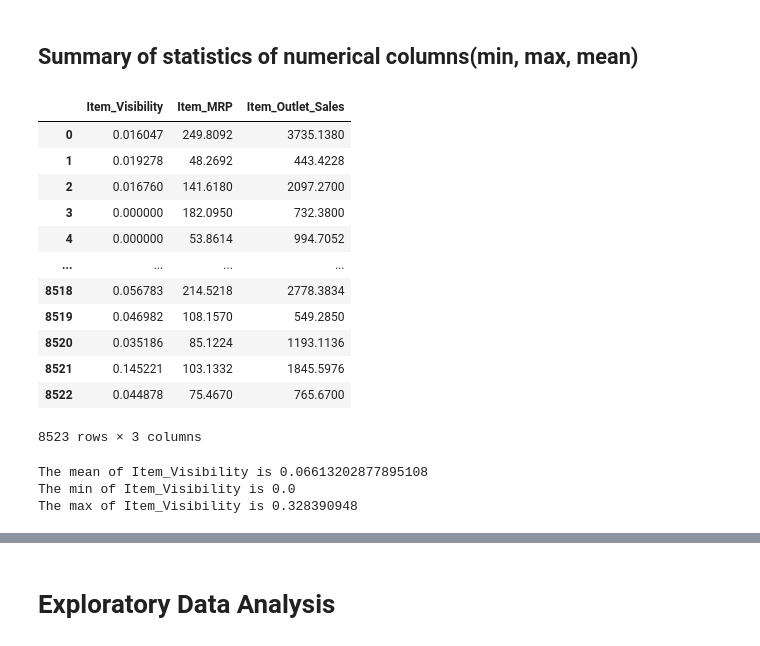
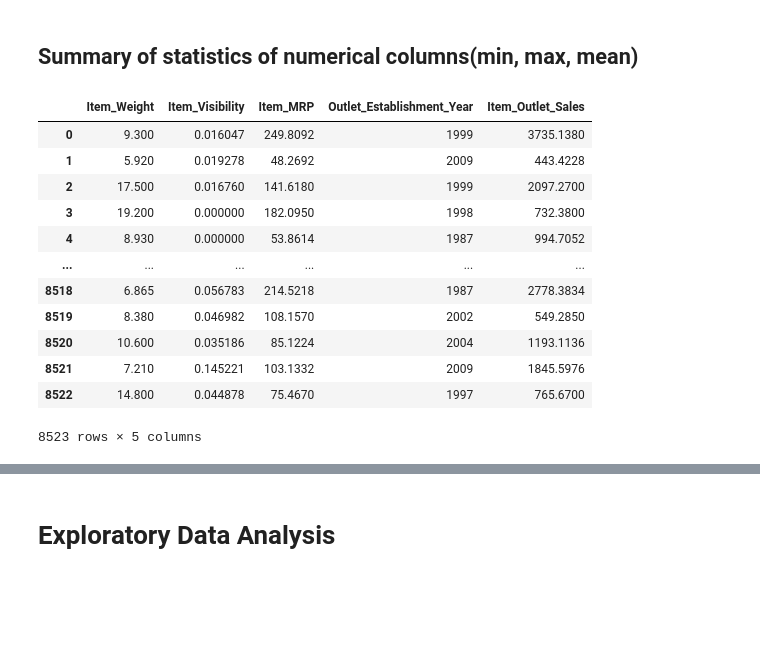
Before and after one commit to JmB17/Prediction-of-Product-Sales, a Jupyter notebook: Project_1(Core).ipynb, the cells around one changed output, grey strips where cells are left out. Drawn from its saved outputs; the diff is of its cells as text; code cells hidden in the pictures; blank space fills up the shorter version.

```diff
--- a/Project_1(Core).ipynb
+++ b/Project_1(Core).ipynb
@@ -255,3 +402,10 @@ NaN       1463
 6.520        1
 5.400        1
 Name: Item_Weight, Length: 416, dtype: int64
+# %%
+# Replace Null values of Item_Weight with median
+# since we are only missing about 17% of the values
+
+# Find median for Item_Weight column
+median_item_weight = df['Item_Weight'].median()
+median_item_weight
@@ -257,0 +414,3 @@ Name: Item_Weight, Length: 416, dtype: int64
+# %%
+# Replace the missing values with the columns median value
+df['Item_Weight'].fillna(value = median_item_weight, inplace=True)
@@ -268,0 +460,6 @@ Knowing we are trying to find the sales prediction for food items sold at variou
+# %%
+# Replacing Null values in Outlet_size column with 'Unknown' value
+df['Outlet_Size'] = df['Outlet_Size'].fillna("Unknown")
+
+# Check values counts to see if the null values are changed
+df['Outlet_Size'].value_counts(dropna=False)
@@ -269,5 +486,2 @@ Knowing we are trying to find the sales prediction for food items sold at variou
 # %% [markdown]
 ## Dropping unwanted columns
-# %%
-# Dropping 'Item_Weight' & 'Outlet_Size' columns
-df = df.drop(columns=['Item_Weight', 'Outlet_Size'])
@@ -285,35 +489,18 @@ df.head()
 ## Summary of statistics of numerical columns(min, max, mean)
 # %%
 # Shows numerical columns
-df.select_dtypes(include='float')
+df.select_dtypes(include='number')
 # %% [output]
-|  | Item_Visibility | Item_MRP | Item_Outlet_Sales |
-| 0 | 0.016047 | 249.8092 | 3735.1380 |
-| 1 | 0.019278 | 48.2692 | 443.4228 |
-| 2 | 0.016760 | 141.6180 | 2097.2700 |
-| 3 | 0.000000 | 182.0950 | 732.3800 |
-| 4 | 0.000000 | 53.8614 | 994.7052 |
-| ... | ... | ... | ... |
-| 8518 | 0.056783 | 214.5218 | 2778.3834 |
-| 8519 | 0.046982 | 108.1570 | 549.2850 |
-| 8520 | 0.035186 | 85.1224 | 1193.1136 |
-| 8521 | 0.145221 | 103.1332 | 1845.5976 |
-| 8522 | 0.044878 | 75.4670 | 765.6700 |
+|  | Item_Weight | Item_Visibility | Item_MRP | Outlet_Establishment_Year | Item_Outlet_Sales |
+| 0 | 9.300 | 0.016047 | 249.8092 | 1999 | 3735.1380 |
+| 1 | 5.920 | 0.019278 | 48.2692 | 2009 | 443.4228 |
+| 2 | 17.500 | 0.016760 | 141.6180 | 1999 | 2097.2700 |
+| 3 | 19.200 | 0.000000 | 182.0950 | 1998 | 732.3800 |
+| 4 | 8.930 | 0.000000 | 53.8614 | 1987 | 994.7052 |
+| ... | ... | ... | ... | ... | ... |
+| 8518 | 6.865 | 0.056783 | 214.5218 | 1987 | 2778.3834 |
+| 8519 | 8.380 | 0.046982 | 108.1570 | 2002 | 549.2850 |
+| 8520 | 10.600 | 0.035186 | 85.1224 | 2004 | 1193.1136 |
+| 8521 | 7.210 | 0.145221 | 103.1332 | 2009 | 1845.5976 |
+| 8522 | 14.800 | 0.044878 | 75.4670 | 1997 | 765.6700 |
-8523 rows × 3 columns
+8523 rows × 5 columns
-# %%
-# Finding min, max, mean for Item_Visibility Column
-
-Item_Visibility = df['Item_Visibility']
-
-for column in Item_Visibility:
-  mean = df['Item_Visibility'].mean()
-  min = df['Item_Visibility'].min()
-  max = df['Item_Visibility'].max()
-  print(f"The mean of Item_Visibility is {mean}")
-  print(f"The min of Item_Visibility is {min}")
-  print(f"The max of Item_Visibility is {max}")
-  break
-# %% [output]
-The mean of Item_Visibility is 0.06613202877895108
-The min of Item_Visibility is 0.0
-The max of Item_Visibility is 0.328390948
```
Also changed, not shown: parts of 39 cells of this notebook.
